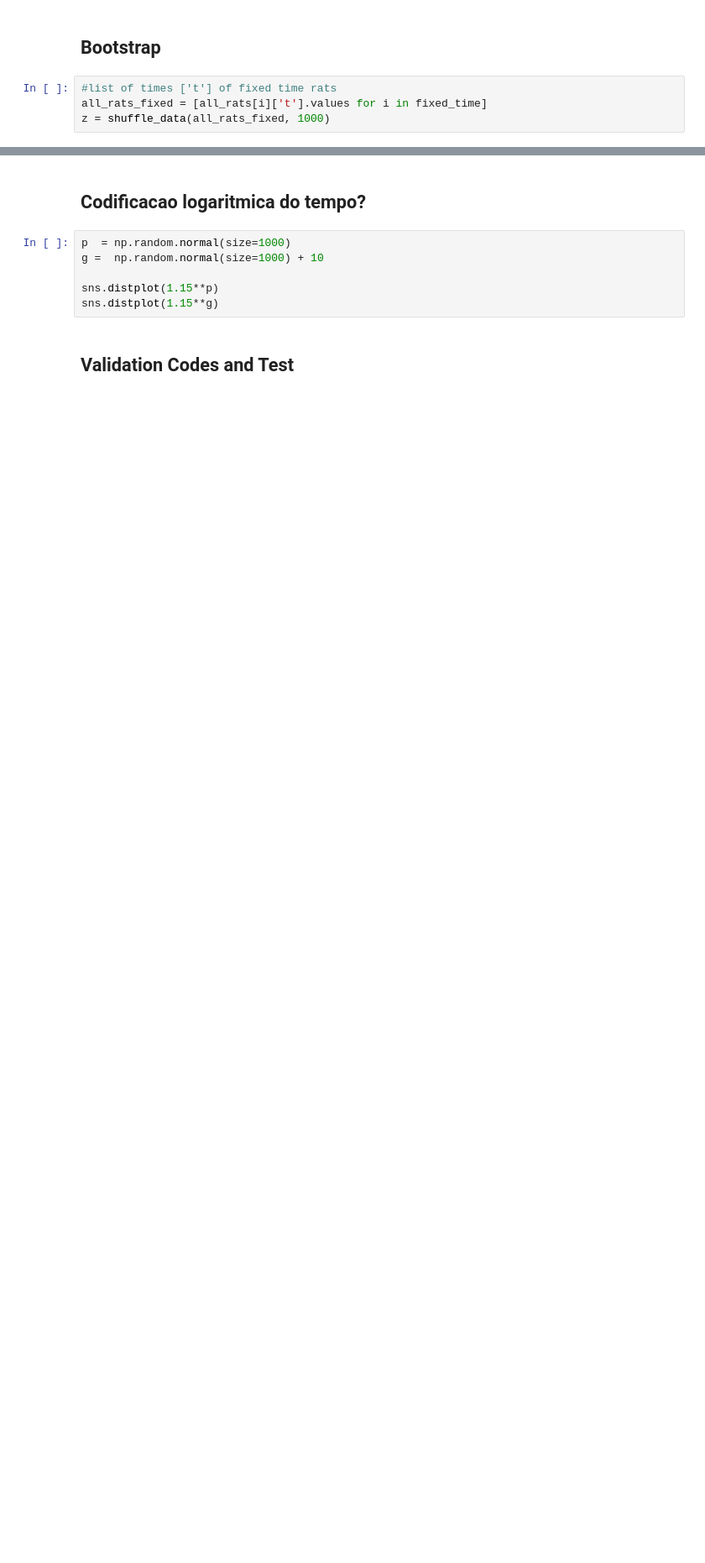
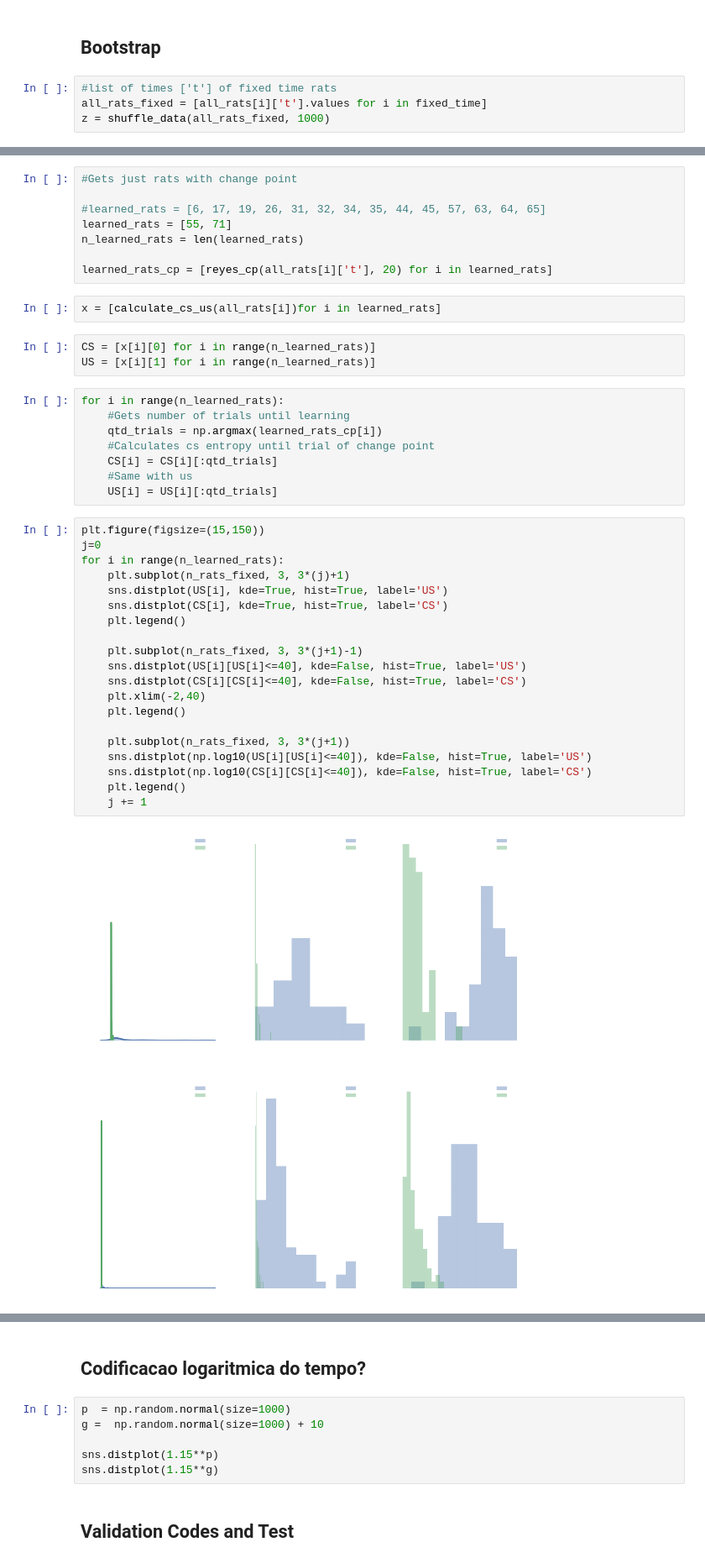
Before and after one commit to g-rm/Entropy_Learning, a Jupyter notebook: Notebooks/Exploration/Entropia de gallistel.ipynb, the cells around one changed output, grey strips where cells are left out. Shown at 84% size. Drawn from its saved outputs; the diff is of its cells as text; blank space fills up the shorter version.

```diff
--- a/Notebooks/Exploration/Entropia de gallistel.ipynb
+++ b/Notebooks/Exploration/Entropia de gallistel.ipynb
@@ -121,0 +173,43 @@ cp_cut
+# %%
+#Gets just rats with change point
+
+#learned_rats = [6, 17, 19, 26, 31, 32, 34, 35, 44, 45, 57, 63, 64, 65]
+learned_rats = [55, 71]
+n_learned_rats = len(learned_rats)
+
+learned_rats_cp = [reyes_cp(all_rats[i]['t'], 20) for i in learned_rats]
+# %%
+x = [calculate_cs_us(all_rats[i])for i in learned_rats]
+# %%
+CS = [x[i][0] for i in range(n_learned_rats)]
+US = [x[i][1] for i in range(n_learned_rats)]
+# %%
+for i in range(n_learned_rats):
+    #Gets number of trials until learning
+    qtd_trials = np.argmax(learned_rats_cp[i])
+    #Calculates cs entropy until trial of change point
+    CS[i] = CS[i][:qtd_trials]
+    #Same with us
+    US[i] = US[i][:qtd_trials]
+# %%
+plt.figure(figsize=(15,150))
+j=0
+for i in range(n_learned_rats):
+    plt.subplot(n_rats_fixed, 3, 3*(j)+1)
+    sns.distplot(US[i], kde=True, hist=True, label='US')
+    sns.distplot(CS[i], kde=True, hist=True, label='CS')
+    plt.legend()
+
+    plt.subplot(n_rats_fixed, 3, 3*(j+1)-1)
+    sns.distplot(US[i][US[i]<=40], kde=False, hist=True, label='US')
+    sns.distplot(CS[i][CS[i]<=40], kde=False, hist=True, label='CS')
+    plt.xlim(-2,40)
+    plt.legend()
+
+    plt.subplot(n_rats_fixed, 3, 3*(j+1))
+    sns.distplot(np.log10(US[i][US[i]<=40]), kde=False, hist=True, label='US')
+    sns.distplot(np.log10(CS[i][CS[i]<=40]), kde=False, hist=True, label='CS')
+    plt.legend()
+    j += 1
+# %% [output]
+[figure, added]
```
Also changed, not shown: parts of 30 cells of this notebook, 3 other files.
